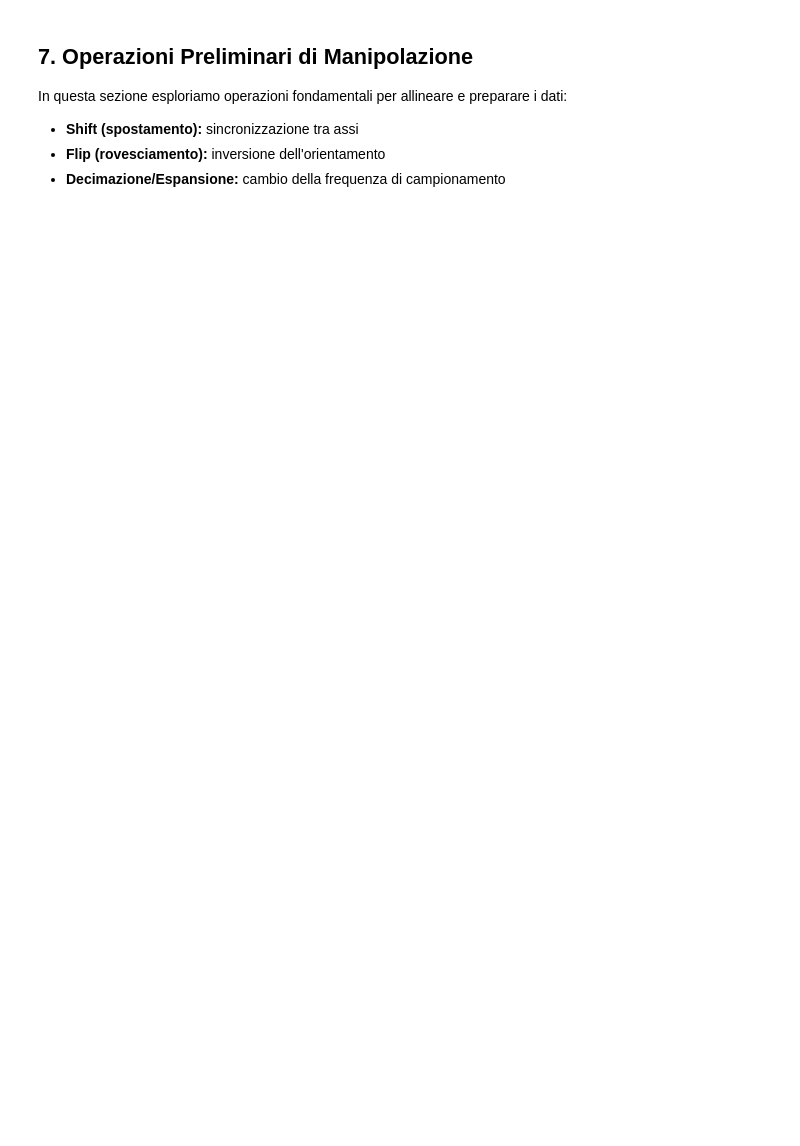
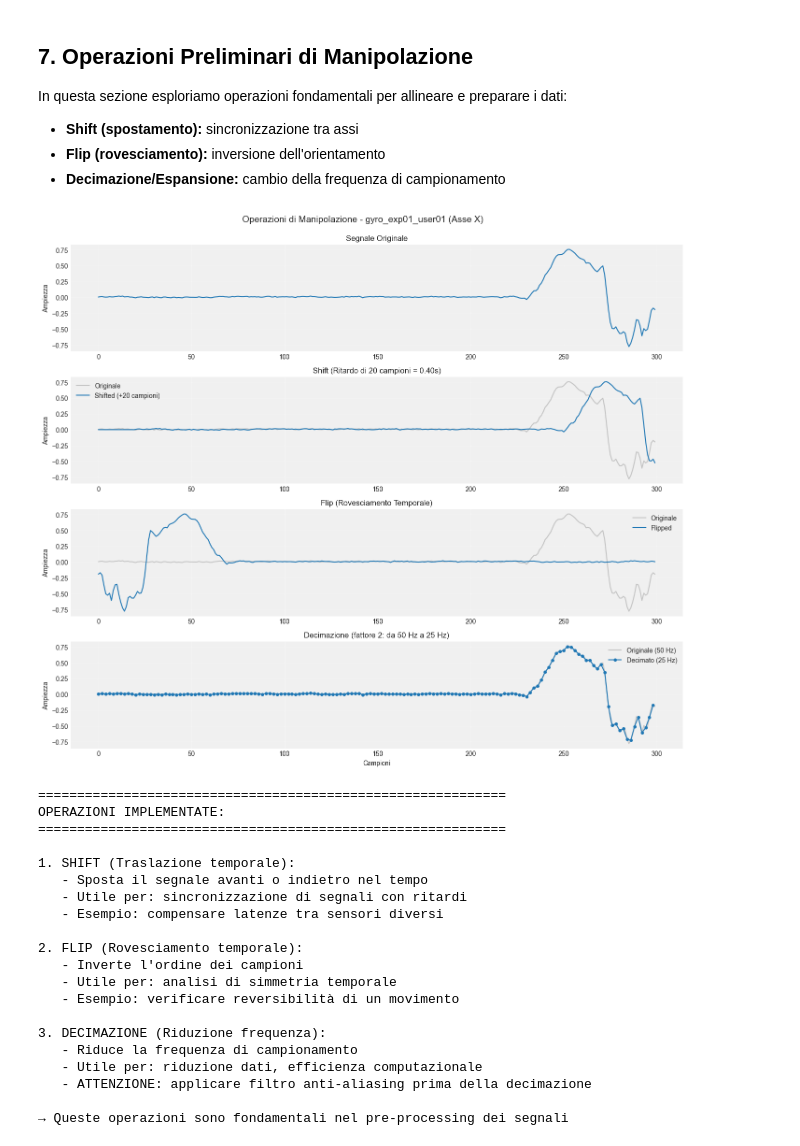
Before and after one commit to AlessioCamerano/Relazione-ATSD, a Jupyter notebook: analisi_segnali.ipynb, the cells around one changed output. Saved outputs shown, nothing was run; the diff lists cells and outputs as text; code cells hidden in the pictures; blank space fills up the shorter version.

```diff
--- a/analisi_segnali.ipynb
+++ b/analisi_segnali.ipynb
@@ -484,7 +504,7 @@ In questa sezione esploriamo operazioni fondamentali per allineare e preparare i
 - **Flip (rovesciamento):** inversione dell'orientamento
 - **Decimazione/Espansione:** cambio della frequenza di campionamento
 # %%
-# Esempio di operazioni di manipolazione sui 3 segnali iconici
+# Esempio di operazioni di manipolazione sui 3 segnali selezionati
 
 # Definizione delle operazioni
 def shift_signal(signal, k):
@@ -493,7 +513,7 @@ def shift_signal(signal, k):
         return np.concatenate([np.zeros(k), signal[:-k]])
     elif k < 0:
         return np.concatenate([signal[-k:], np.zeros(-k)])
-    return signal
+    return signal.copy()
 
 def flip_signal(signal):
     """Rovescia il segnale nel tempo"""
@@ -507,7 +527,15 @@ def decimate_signal(signal, factor):
 first_signal_name = list(selected_signals.keys())[0]
 first_signal_data = selected_signals[first_signal_name]
 
-segment = slice(1000, 1300)  # Segmento di 300 campioni
+# Verifica che il segnale sia abbastanza lungo e seleziona un segmento appropriato
+N_total = len(first_signal_data)
+if N_total > 1300:
+    segment = slice(1000, 1300)  # Segmento di 300 campioni
+else:
+    # Prendi l'ultimo terzo del segnale
+    start_idx = max(0, N_total - 300)
+    segment = slice(start_idx, N_total)
+
 original = first_signal_data['x'].values[segment]
 
 fig, axes = plt.subplots(4, 1, figsize=(14, 12))
@@ -521,10 +549,11 @@ axes[0].set_ylabel('Ampiezza')
 axes[0].grid(True, alpha=0.3)
 
 # Shift di 20 campioni
-shifted = shift_signal(original, 20)
+shift_amount = min(20, len(original) // 2)
+shifted = shift_signal(original, shift_amount)
 axes[1].plot(original, alpha=0.4, label='Originale', color='gray')
-axes[1].plot(shifted, label='Shifted (+20 campioni)', color=colors[0], linewidth=1.5)
-axes[1].set_title('Shift (Ritardo di 20 campioni = 0.4s)')
+axes[1].plot(shifted, label=f'Shifted (+{shift_amount} campioni)', color=colors[0], linewidth=1.5)
+axes[1].set_title(f'Shift (Ritardo di {shift_amount} campioni = {shift_amount*T:.2f}s)')
 axes[1].set_ylabel('Ampiezza')
 axes[1].legend()
 axes[1].grid(True, alpha=0.3)
@@ -544,33 +573,55 @@ axes[3].plot(original, alpha=0.4, label='Originale (50 Hz)', color='gray')
 axes[3].plot(np.arange(0, len(original), 2), decimated, 'o-',
             label='Decimato (25 Hz)', color=colors[0], linewidth=1.5, markersize=4)
 axes[3].set_title('Decimazione (fattore 2: da 50 Hz a 25 Hz)')
 axes[3].set_ylabel('Ampiezza')
 axes[3].set_xlabel('Campioni')
 axes[3].legend()
 axes[3].grid(True, alpha=0.3)
 
 plt.tight_layout()
 plt.show()
 
 print("\n" + "="*60)
 print("OPERAZIONI IMPLEMENTATE:")
 print("="*60)
 print("\n1. SHIFT (Traslazione temporale):")
 print("   - Sposta il segnale avanti o indietro nel tempo")
 print("   - Utile per: sincronizzazione di segnali con ritardi")
 print("   - Esempio: compensare latenze tra sensori diversi")
 
 print("\n2. FLIP (Rovesciamento temporale):")
 print("   - Inverte l'ordine dei campioni")
 print("   - Utile per: analisi di simmetria temporale")
 print("   - Esempio: verificare reversibilità di un movimento")
 
 print("\n3. DECIMAZIONE (Riduzione frequenza):")
 print("   - Riduce la frequenza di campionamento")
 print("   - Utile per: riduzione dati, efficienza computazionale")
 print("   - ATTENZIONE: applicare filtro anti-aliasing prima della decimazione")
 
 print("\n→ Queste operazioni sono fondamentali nel pre-processing dei segnali")
+# %% [output]
+[figure, added]
+============================================================
+OPERAZIONI IMPLEMENTATE:
+============================================================
+
+1. SHIFT (Traslazione temporale):
+   - Sposta il segnale avanti o indietro nel tempo
+   - Utile per: sincronizzazione di segnali con ritardi
+   - Esempio: compensare latenze tra sensori diversi
+
+2. FLIP (Rovesciamento temporale):
+   - Inverte l'ordine dei campioni
+   - Utile per: analisi di simmetria temporale
+   - Esempio: verificare reversibilità di un movimento
+
+3. DECIMAZIONE (Riduzione frequenza):
+   - Riduce la frequenza di campionamento
+   - Utile per: riduzione dati, efficienza computazionale
+   - ATTENZIONE: applicare filtro anti-aliasing prima della decimazione
+
+→ Queste operazioni sono fondamentali nel pre-processing dei segnali
 # %% [markdown]
 ## 8. Riepilogo dell'Analisi
 
```
Also changed, not shown: parts of 13 cells of this notebook.
